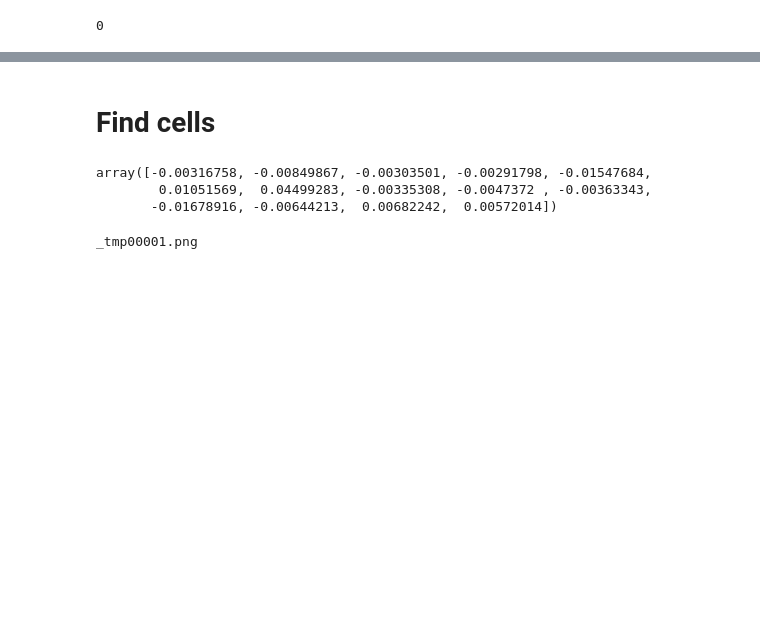
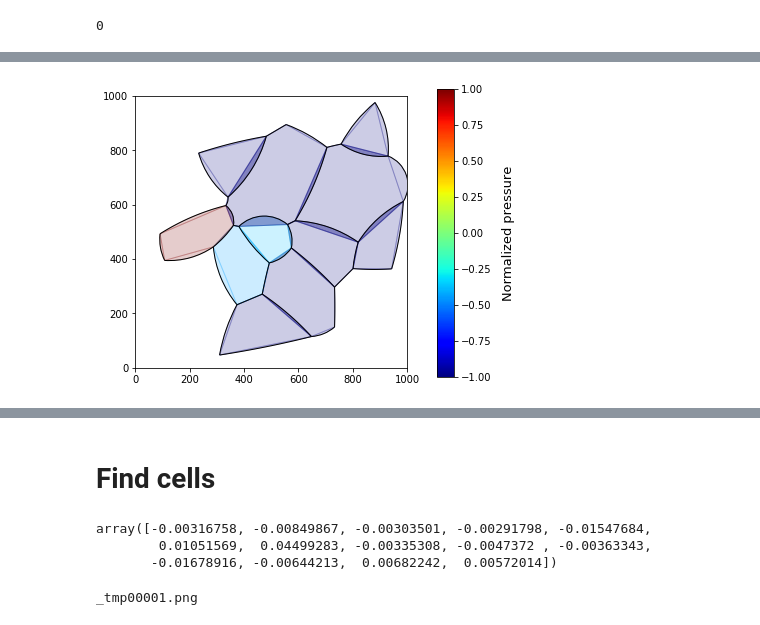
Before and after one commit to AllenCellModeling/DLITE, a Jupyter notebook: notebooks/Concise_format.ipynb, the cells around one changed output, grey strips where cells are left out. Drawn from its saved outputs; the diff is of its cells as text; code cells hidden in the pictures; blank space fills up the shorter version.

```diff
--- a/notebooks/Concise_format.ipynb
+++ b/notebooks/Concise_format.ipynb
@@ -147,0 +150,12 @@ array([0., 0., 0., 0., 0., 0., 0., 0., 0., 0., 0., 0., 0., 0., 0., 0., 0.,
+# %%
+# Plot
+import pylab
+import matplotlib.pyplot as plt
+fig, ax = plt.subplots(1,1,figsize=(8,5))
+
+#col1.plot(ax, fig, tensions, pressures )
+col1.plot_pressures(ax, fig, pressures )
+[e.plot(ax) for e in col1.edges]
+pylab.savefig('0000{0}.png'.format(t), dpi=200)
+# %% [output]
+[figure, added]
```
Also changed, not shown: parts of 21 cells of this notebook, 2 other files.
